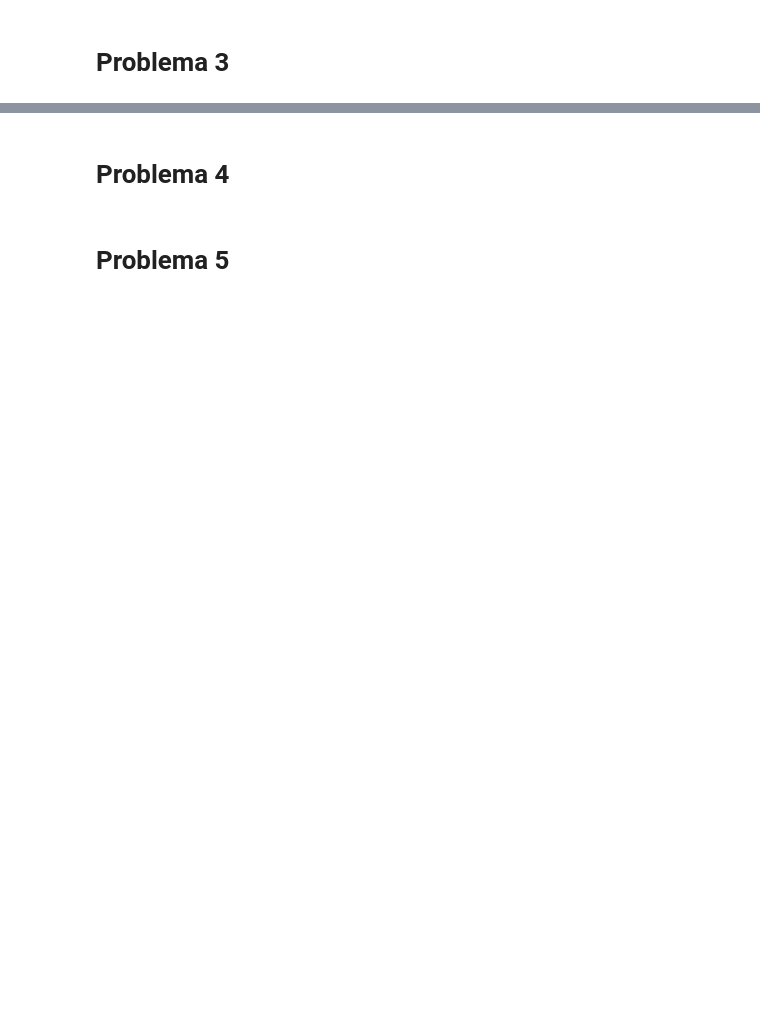
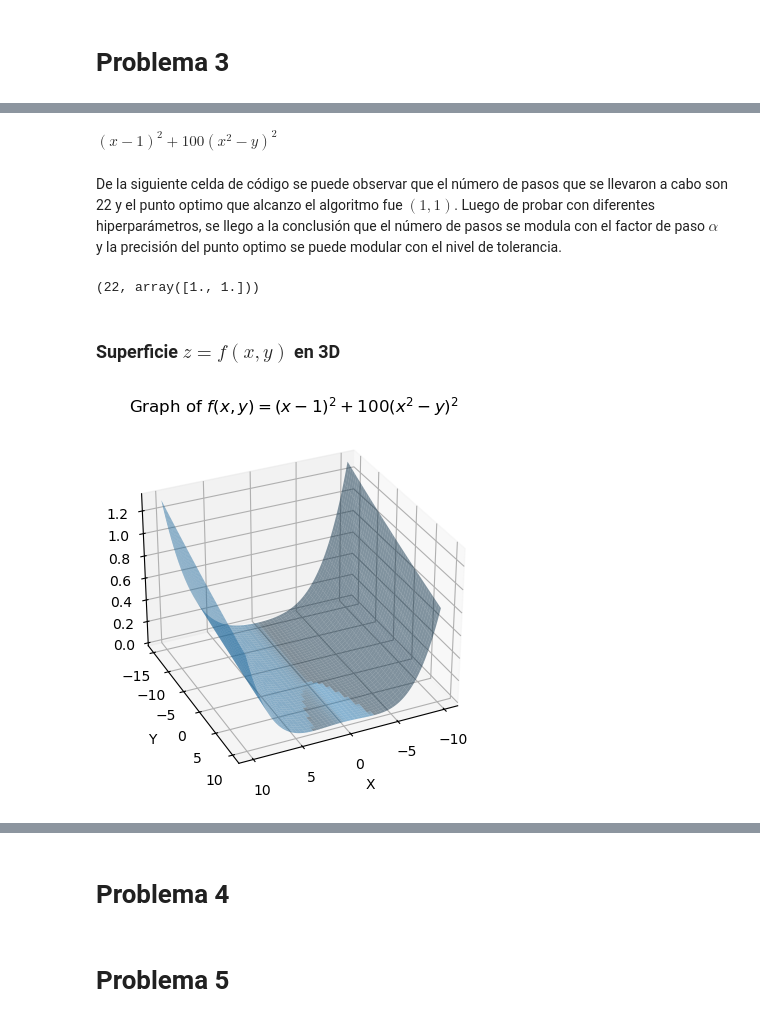
Before and after one commit to j4vierb/mos-labs, a Jupyter notebook: labs/lab3/entrega_lab3.ipynb, the cells around one changed output, grey strips where cells are left out. Saved outputs shown, nothing was run; the diff lists cells and outputs as text; code cells hidden in the pictures; blank space fills up the shorter version.

```diff
--- a/labs/lab3/entrega_lab3.ipynb
+++ b/labs/lab3/entrega_lab3.ipynb
@@ -112,0 +308,5 @@ minimum = [newton_raphson(0, 1e-6, 100, alpha, function) for alpha in alphas]
+# %%
+function = sp.simplify("(x-1)**2 + 100*(y - x**2)**2")
+function
+# %% [output]
+$\displaystyle \left(x - 1\right)^{2} + 100 \left(x^{2} - y\right)^{2}$
@@ -112,0 +316,30 @@ minimum = [newton_raphson(0, 1e-6, 100, alpha, function) for alpha in alphas]
+# %% [markdown]
+De la siguiente celda de código se puede observar que el número de pasos que se llevaron a cabo son 22 y el punto optimo que alcanzo el algoritmo fue $(1,1)$. Luego de probar con diferentes hiperparámetros, se llego a la conclusión que el número de pasos se modula con el factor de paso $\alpha$ y la precisión del punto optimo se puede modular con el nivel de tolerancia.
+# %%
+n_steps, minimum
+# %% [output]
+(22, array([1., 1.]))
+# %% [markdown]
+### Superficie $z = f(x,y)$ en 3D
+# %%
+x = np.linspace(-10, 10, 500)
+y = np.linspace(-15, 10, 500)
+
+X, Y = np.meshgrid(x, y)
+lambda_f = sp.lambdify(['x','y'], function, 'numpy')
+
+Z = (X - 1)**2 + 100 * (Y - X**2)**2
+
+ax = plt.axes(projection='3d')
+ax.view_init(elev=30, azim=65)
+ax.plot_surface(X, Y, Z, alpha=0.5, shade=True)
+
+ax.set(
+    xlabel='X',
+    ylabel='Y',
+    zlabel='Z',
+    title='Graph of $f(x,y) = (x-1)^2 + 100(x^2 - y)^2$'
+)
+plt.show()
+# %% [output]
+[figure, added]
```
Also changed, not shown: parts of 57 cells of this notebook.
